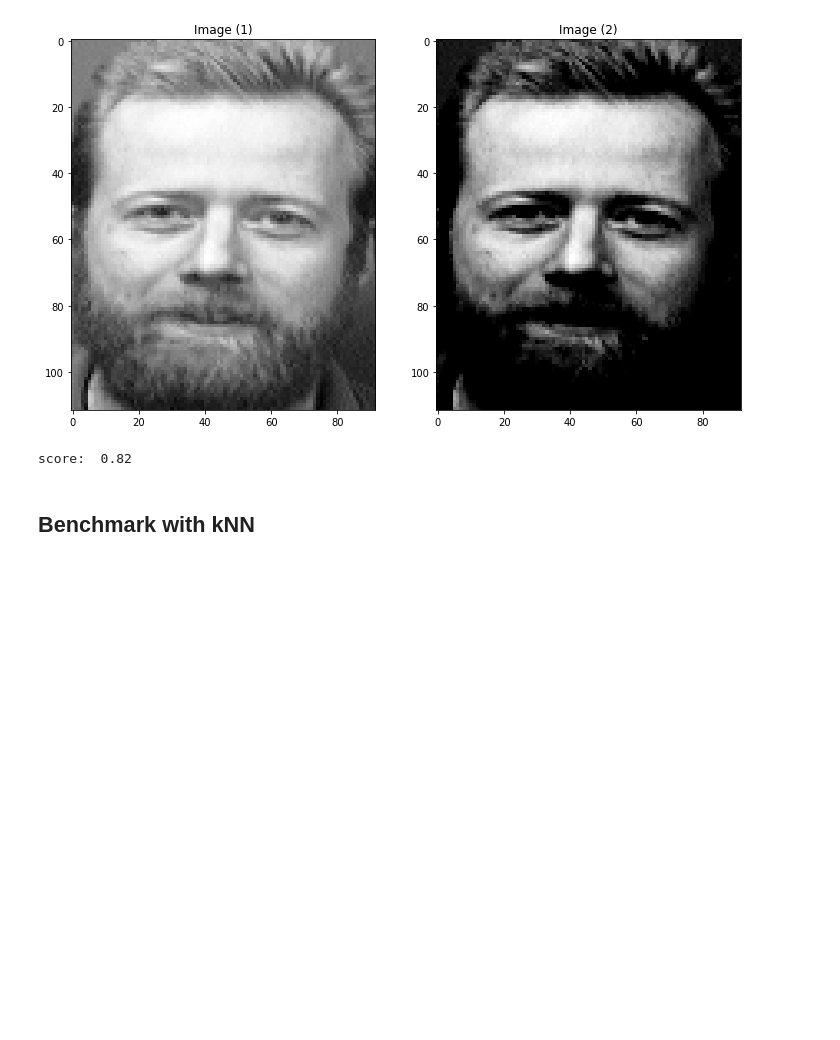
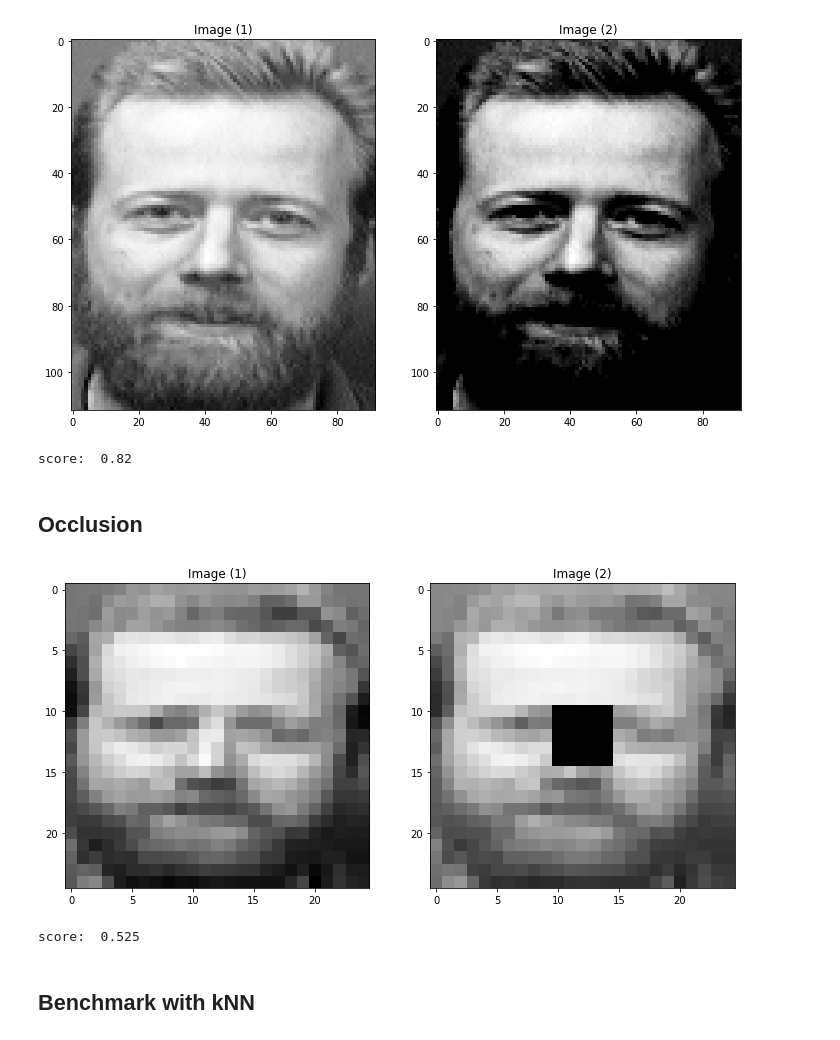
Before and after one commit to NicolasLoiseau/FaceRecognition, a Jupyter notebook: face recogniction.ipynb, the cells around one changed output. Saved outputs shown, nothing was run; the diff lists cells and outputs as text; code cells hidden in the pictures; blank space fills up the shorter version.

Commit message:
occlusion

```diff
--- a/face recogniction.ipynb
+++ b/face recogniction.ipynb
@@ -382,6 +382,30 @@ for i, l in fr.resized_data.items():
 print('score: ', np.mean(np.array([fr.which_class(c_) for c_ in c_list])==np.array(fr.true_class)))
 # %% [output]
 score:  0.82
+# %% [markdown]
+## Occlusion
+# %%
+def occlusion(img):
+    img_ = np.copy(img)
+    img_[10:15, 10:15] = 0
+    return img_
+# %%
+img = np.copy(fr.resized_data[26][0])
+show_images([img, occlusion(img)])
+# %% [output]
+[figure, added]
+# %%
+c_list = list()
+for i, l in fr.resized_data.items():
+    for img in l[5:]:
+        y = occlusion(img).flatten().astype('float64')
+        c_, dc = fast_l1_minimisation(fr, y, epsilon, epsilon_fista, gamma, mu, mu_iter, iter_max=iter_max)
+        # print('class: ', np.argmax(c_)//5 + 1, ', ', i == np.argmax(c_)//5 + 1)
+        c_list.append(c_)
+
+print('score: ', np.mean(np.array([fr.which_class(c_) for c_ in c_list])==np.array(fr.true_class)))
+# %% [output]
+score:  0.525
 # %% [markdown]
 ## Benchmark with kNN
 # %%
```
Also changed, not shown: parts of 5 cells of this notebook.
